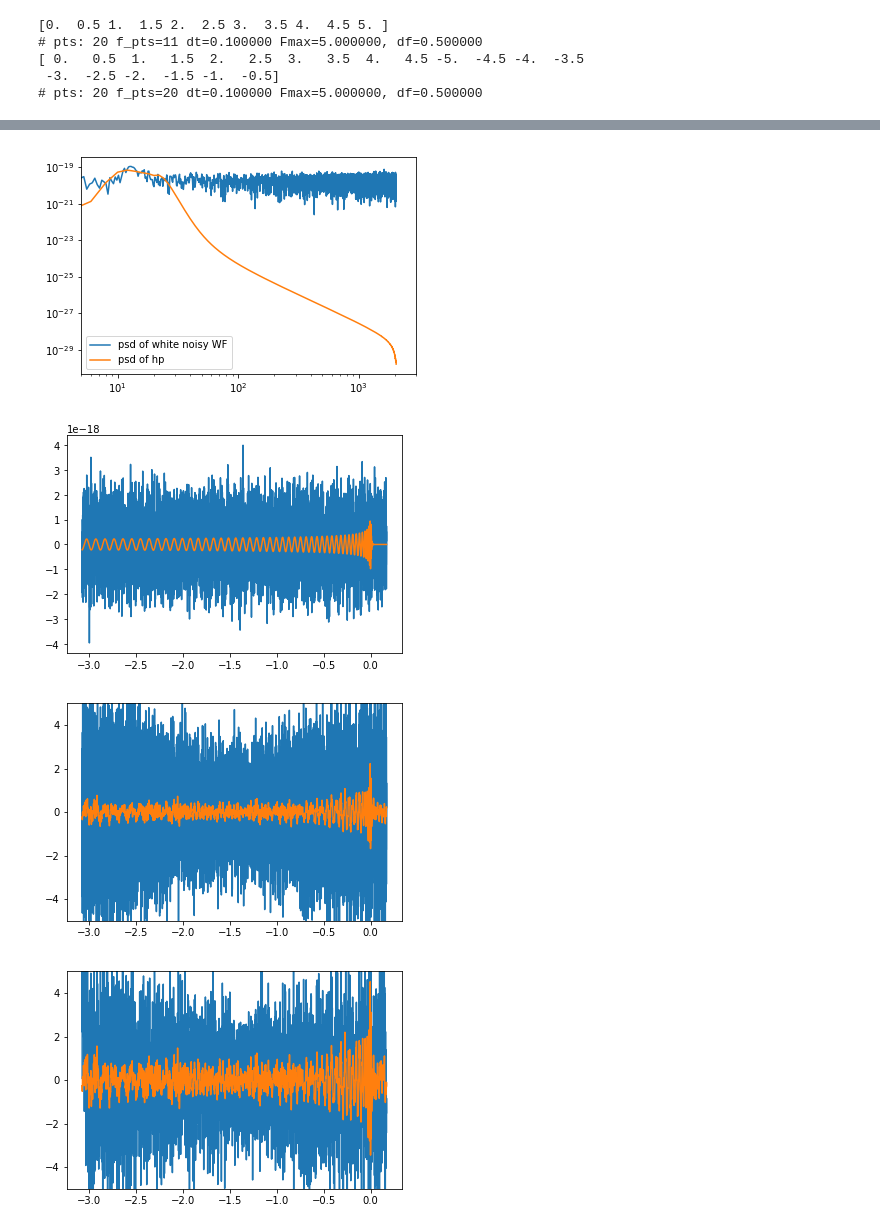
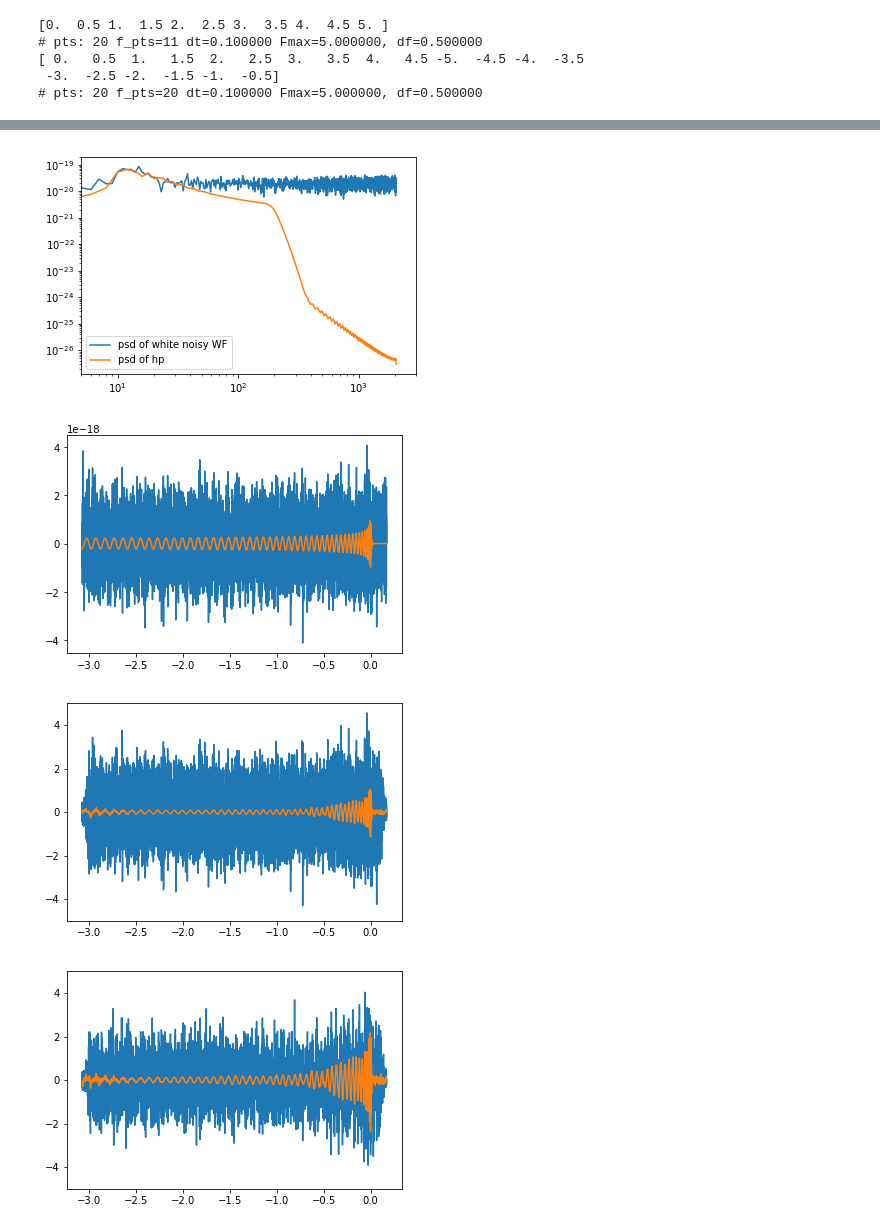
Before and after one commit to chunyulin/test, a Jupyter notebook: 0_GWDA.ipynb, the cells around one changed output, grey strips where cells are left out. Drawn from its saved outputs; the diff is of its cells as text; code cells hidden in the pictures.

```diff
--- a/0_GWDA.ipynb
+++ b/0_GWDA.ipynb
@@ -216,10 +296,8 @@ def whiten(strain, interp_psd, dt, bp=0):
     Nt = len(strain)
     f = np.fft.rfftfreq(Nt, dt)
     print len(f), f
-    try:    dwindow = signal.tukey(Nt, alpha=0.01)  # Tukey window preferred, but requires recent scipy version
-    except: dwindow = signal.blackman(Nt)          # Blackman window OK if Tukey is not available
-    dwindow = 1
 
+    dwindow = signal.tukey(Nt, alpha=0.05)
     hf = np.fft.rfft(strain*dwindow)
 
     norm = np.sqrt(dt*2)
@@ -227,8 +305,8 @@ def whiten(strain, interp_psd, dt, bp=0):
     white_ht = np.fft.irfft(white_hf, n=Nt)
 
     if bp:
-        ## Butterworth D/A filter with 4th-order
-        fband = [5.,500.]
+        ## Bandpassing with 4th-order Butterworth D/A filter
+        fband = [10.,500.]
         bb, ab = butter(4, [fband[0]*2./RATE, fband[1]*2./RATE], btype='band')
         normalization = np.sqrt((fband[1]-fband[0])/(RATE/2.0))
         white_ht = filtfilt(bb, ab, white_ht) / normalization
@@ -250,7 +328,8 @@ def whiten(strain, interp_psd, dt, bp=0):
 
 ##
 data = hp + 1*max(hp)*np.random.normal(0,1,Nt)
-Pxx, freqs = mlab.psd(data, Fs=RATE, NFFT=Nt, noverlap=Nt//8)    ## Fmax=RATE/2 ; df=Fs/NFFT
+NFFT = RATE
+Pxx, freqs = mlab.psd(data, Fs=RATE, NFFT=NFFT, noverlap=NFFT//8, window=signal.tukey(NFFT, alpha=0.1))
 Pxx_inp = interp1d(freqs, Pxx)
 print "Fmax, df: ", RATE/2, float(RATE)/NFFT
 print "freqs from PSD: ", len(freqs), freqs
@@ -292,15 +370,15 @@ freqs from PSD:  6650 [0.00000000e+00 3.07993082e-01 6.15986164e-01 ... 2.047230
 6650 [0.00000000e+00 3.07993082e-01 6.15986164e-01 ... 2.04723002e+03
  2.04753801e+03 2.04784600e+03]
 6650 [0.00000000e+00 3.07993082e-01 6.15986164e-01 ... 2.04723002e+03
  2.04753801e+03 2.04784600e+03]
 6650 [0.00000000e+00 3.07993082e-01 6.15986164e-01 ... 2.04723002e+03
  2.04753801e+03 2.04784600e+03]
 6650 [0.00000000e+00 3.07993082e-01 6.15986164e-01 ... 2.04723002e+03
  2.04753801e+03 2.04784600e+03]
-[figure, old version]
+[figure, new version]
-[figure, old version]
+[figure, new version]
-[figure, old version]
+[figure, new version]
-[figure, old version]
+[figure, new version]
 # %%
 ##
 ###  whitten a (template + LIGO gaussian noise) by its own/LIGO PSD. !!! THIS IS HOW HEURTA DOES THE TEST SET
```
Also changed, not shown: parts of 11 cells of this notebook.
